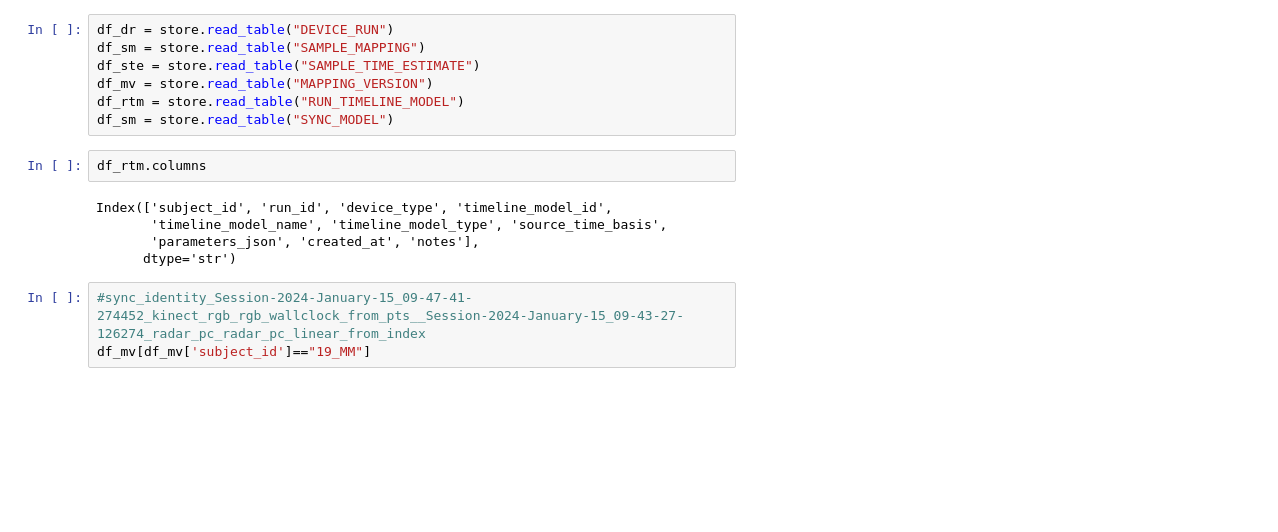
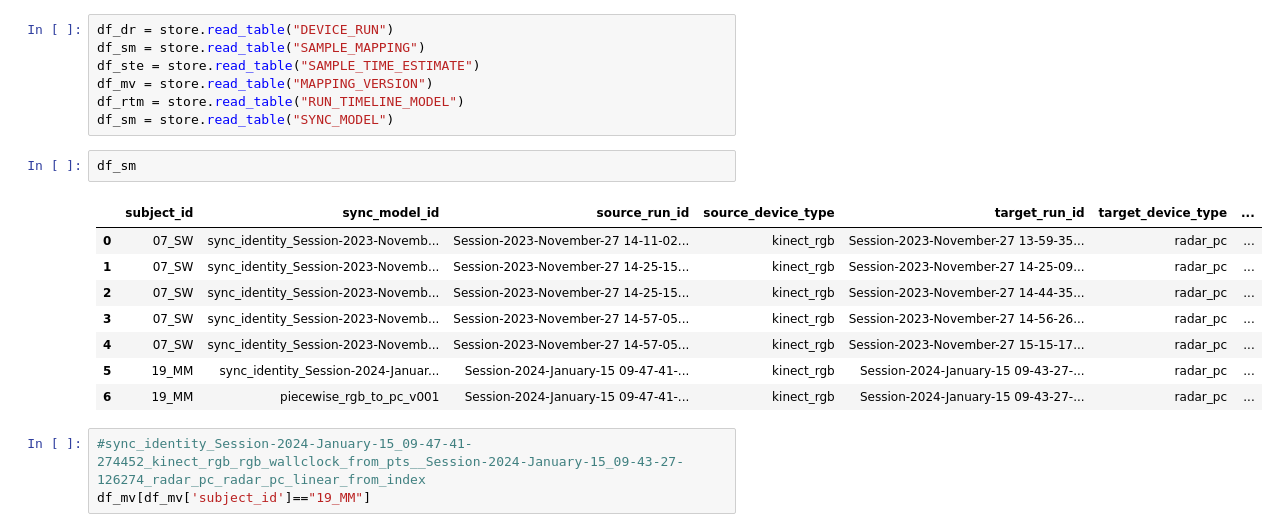
Before and after one commit to Jon-bon-Jono/Multi-Modal-Synchronisation-Workbench, a Jupyter notebook: inspect_tables.ipynb, the cells around one changed output. Saved outputs shown, nothing was run; the diff lists cells and outputs as text; blank space fills up the shorter version.

```diff
--- a/inspect_tables.ipynb
+++ b/inspect_tables.ipynb
@@ -14,12 +27,16 @@ df_mv = store.read_table("MAPPING_VERSION")
 df_rtm = store.read_table("RUN_TIMELINE_MODEL")
 df_sm = store.read_table("SYNC_MODEL")
 # %%
-df_rtm.columns
+df_sm
 # %% [output]
-Index(['subject_id', 'run_id', 'device_type', 'timeline_model_id',
-       'timeline_model_name', 'timeline_model_type', 'source_time_basis',
-       'parameters_json', 'created_at', 'notes'],
-      dtype='str')
+|  | subject_id | sync_model_id | source_run_id | source_device_type | target_run_id | target_device_type | ... |
+| 0 | 07_SW | sync_identity_Session-2023-Novemb... | Session-2023-November-27 14-11-02... | kinect_rgb | Session-2023-November-27 13-59-35... | radar_pc | ... |
+| 1 | 07_SW | sync_identity_Session-2023-Novemb... | Session-2023-November-27 14-25-15... | kinect_rgb | Session-2023-November-27 14-25-09... | radar_pc | ... |
+| 2 | 07_SW | sync_identity_Session-2023-Novemb... | Session-2023-November-27 14-25-15... | kinect_rgb | Session-2023-November-27 14-44-35... | radar_pc | ... |
+| 3 | 07_SW | sync_identity_Session-2023-Novemb... | Session-2023-November-27 14-57-05... | kinect_rgb | Session-2023-November-27 14-56-26... | radar_pc | ... |
+| 4 | 07_SW | sync_identity_Session-2023-Novemb... | Session-2023-November-27 14-57-05... | kinect_rgb | Session-2023-November-27 15-15-17... | radar_pc | ... |
+| 5 | 19_MM | sync_identity_Session-2024-Januar... | Session-2024-January-15 09-47-41-... | kinect_rgb | Session-2024-January-15 09-43-27-... | radar_pc | ... |
+| 6 | 19_MM | piecewise_rgb_to_pc_v001 | Session-2024-January-15 09-47-41-... | kinect_rgb | Session-2024-January-15 09-43-27-... | radar_pc | ... |
 # %%
 #sync_identity_Session-2024-January-15_09-47-41-274452_kinect_rgb_rgb_wallclock_from_pts__Session-2024-January-15_09-43-27-126274_radar_pc_radar_pc_linear_from_index
 df_mv[df_mv['subject_id']=="19_MM"]
```
Also changed, not shown: parts of 5 cells of this notebook, 5 other files.
